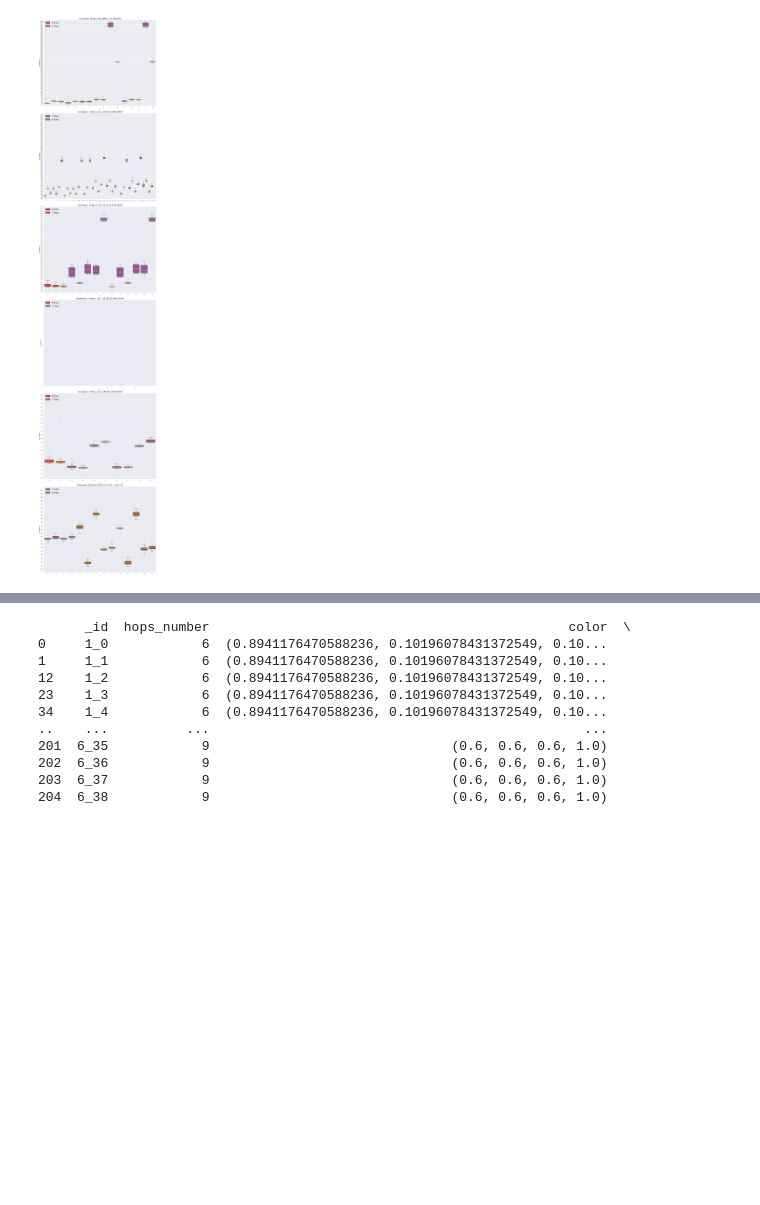
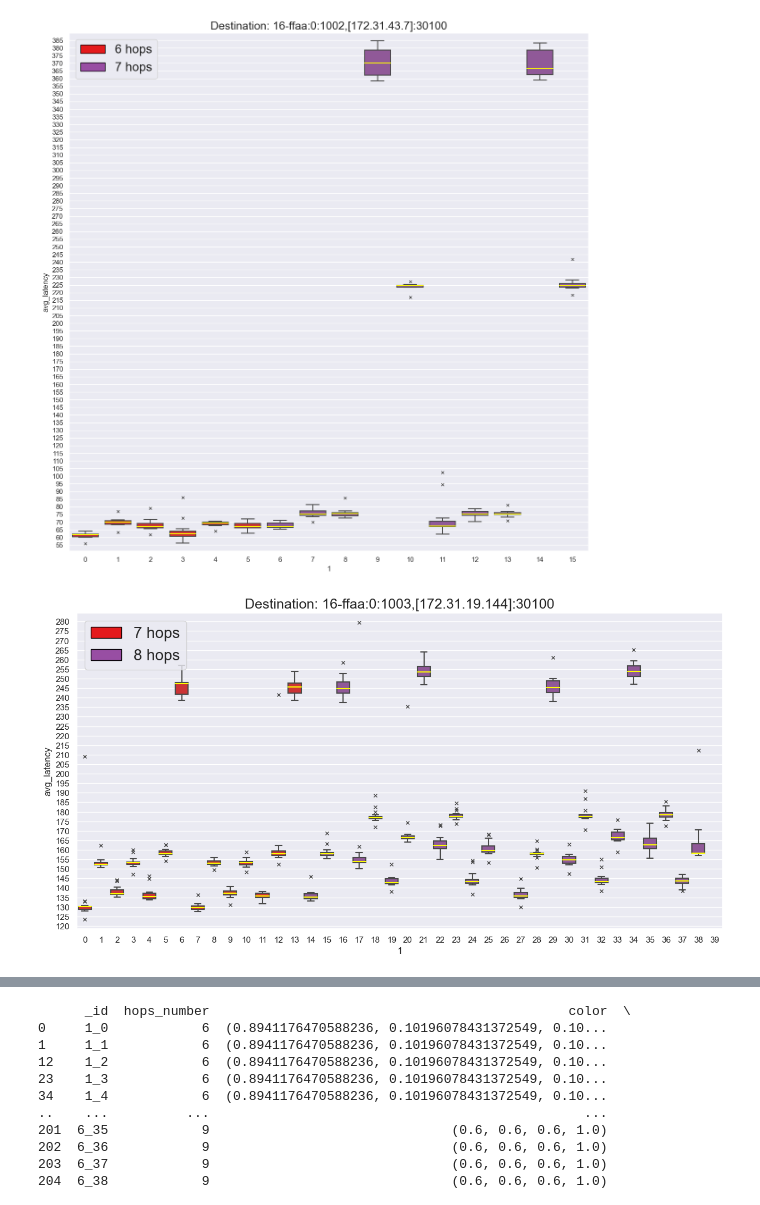
Before and after one commit to leonardoboldrini/SCION-Test-Suite, a Jupyter notebook: test.ipynb, the cells around one changed output, grey strips where cells are left out. Cells and saved outputs as stored; diff of their text form; code cells hidden in the pictures; blank space fills up the shorter version.

Commit message:
Adding a temp file and changing the plots

```diff
--- a/test.ipynb
+++ b/test.ipynb
@@ -30,19 +33,3 @@ df['hops_number'] = pd.to_numeric(df['hops_number']).astype(int)
 
 # Remove the timestamp from the _id column and save it back to the dataframe as "serverId_pathId"
 df['_id'] = df['_id'].apply(lambda x: re.sub(r'_(\d{4}-\d{2}-\d{2}).*|-\d{2}:\d{2}:\d{2}\.\d{6}|_$', '', x))
-# %%
-# List of unique destinations in DataFrame
-destinations = df['_id'].str.split('_', expand=True)[0].unique()
-
-#sort the dataframe by hops_number
-df_sorted = df.sort_values(by='hops_number')
-
-# Get the number of unique 'hops_number' values
-num_hops = len(df_sorted['hops_number'].unique())
-
-colormap = plt.cm.get_cmap('Set1', num_hops)
-
-# Create a dictionary to map 'hops_number' to colors
-color_dict = {hops: colormap(i) for i, hops in enumerate(df_sorted['hops_number'].unique())}
-
-df['color'] = df['hops_number'].map(color_dict)
@@ -50,61 +70,73 @@ df['color'] = df['hops_number'].map(color_dict)
 # # THIS IS THE CODE FOR THE PLOT OF THE AVERAGE LATENCY FOR EACH PATH FOR EACH DESTINATION. (WHISKER PLOT)
 
 # Create subplots with 2 rows and 3 columns
-fig, axes = plt.subplots(nrows=6, ncols=1, figsize=(15, 70))
+# fig, axes = plt.subplots(nrows=6, ncols=1, figsize=(15, 70))
 
 # Flatten the axes array to iterate over each subplot
-axes = axes.flatten()
+# axes = axes.flatten()
 custom_ticks = []
 
 for i in range(0, 400, 5):
     custom_ticks.append(i)
 
 # Iterate over destinations and create a graph for each
-for i, destination in enumerate(destinations):
-    ax = axes[i]  # Get the current subplot
-    ax.set_yticks(custom_ticks, [str(tick) for tick in custom_ticks])
-    ax.set_xlabel("PathID")
-    ax.set_ylabel("Average Latency (ms)")
-
+# Iterate over destinations and create a graph for each
+for destination in destinations:
     min_hops = df[df['_id'].str.startswith(destination)]['hops_number'].min()
 
     # Filter the DataFrame for the current destination and minimum number of hops +1
     data = df[df['_id'].str.startswith(destination) & (df['hops_number'] <= min_hops+1)]
 
     min_latency = data['avg_latency'].min()
-    max_latency = data['avg_latency'].max()
+    max_latency = data[data['avg_latency'] <= 400]['avg_latency'].max()
 
-    ax.set_ylim([max(0, min_latency-5), min(400, max_latency+5)])
+    lower_bound = max(0, min_latency-5)
+    upper_bound = min(400, max_latency+5)
+
+    # print(max_latency)
+
+    graph_height = upper_bound - lower_bound
+
+    graph_height = graph_height/22.5 if not (graph_height/22.5) - 5 <= 0 else 5
+
+    # Create a new figure for each destination
+    fig, ax = plt.subplots(figsize=(15, graph_height))
+
+    ax.set_yticks(custom_ticks, [str(tick) for tick in custom_ticks])
+    ax.set_xlabel("PathID")
+    ax.set_ylabel("Average Latency (ms)")
+
+    ax.set_ylim([lower_bound, upper_bound])
 
     # Gets the source address of the current destination
     server = servers_df[servers_df['_id'] == int(destination)]['source_address'].iloc[0]
 
     # Create a sub DataFrame with all the ids for the current destination
     sub_df = [d for i,d in enumerate(data['_id'].unique())]
 
     # Create a list of colors for each pathID in the current destination
     box_color = [data[data['_id'] == id]['color'].iloc[0] for id in sub_df]
 
     # Create a dictionary mapping colors to number of hops
     color_hops_dict = {color: data[data['color'] == color]['hops_number'].iloc[0] for color in set(box_color)}
 
     sorted_color_hops_dict = {k: v for k, v in sorted(color_hops_dict.items(), key=lambda item: item[1])}
 
     # Create the whisker plot for the current destination
     sns.boxplot(data=data, x=data['_id'].str.split('_', expand=True)[1], y="avg_latency", palette=box_color, flierprops={"marker": "x"}, medianprops={"color" : "yellow"}, ax=ax)
 
     # Create a custom legend using the unique colors in the box_color list
     legend_handles = [mpatches.Rectangle((0, 0), 1, 1, facecolor=color, edgecolor='black') for color in sorted_color_hops_dict.keys()]
 
     legend_labels = [f"{sorted_color_hops_dict[color]} hops" for color in set(sorted_color_hops_dict.keys())]
     legend_labels.sort(key=lambda x: int(x.split()[0]))
 
     ax.legend(legend_handles, legend_labels, loc='upper left', prop={'size': 20})  # Add the legend to the subplot
 
     ax.set_title(f"Destination: {server}", fontsize=18)  # Set the title for the subplot
 
-# Adjust the layout of the subplots
-plt.tight_layout()
-plt.show()
+    # Show the current figure
+    plt.show()
 # %% [output]
-[figure, old version]
+[figure, new version]
+[figure, added]
```
Also changed, not shown: parts of 7 cells of this notebook, 3 other files.
